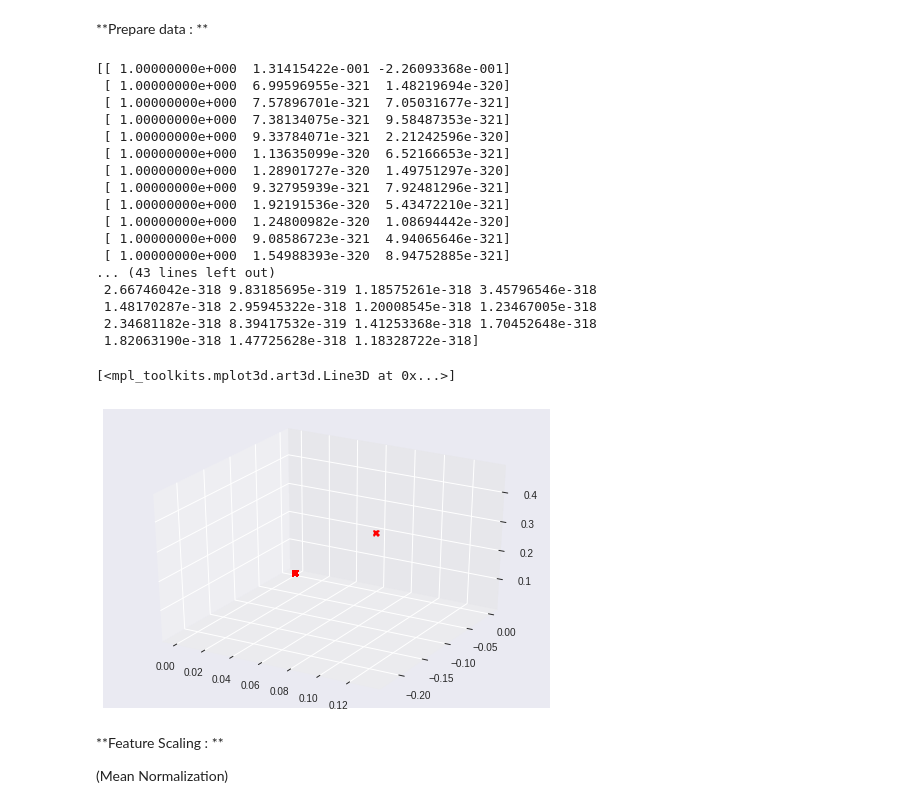
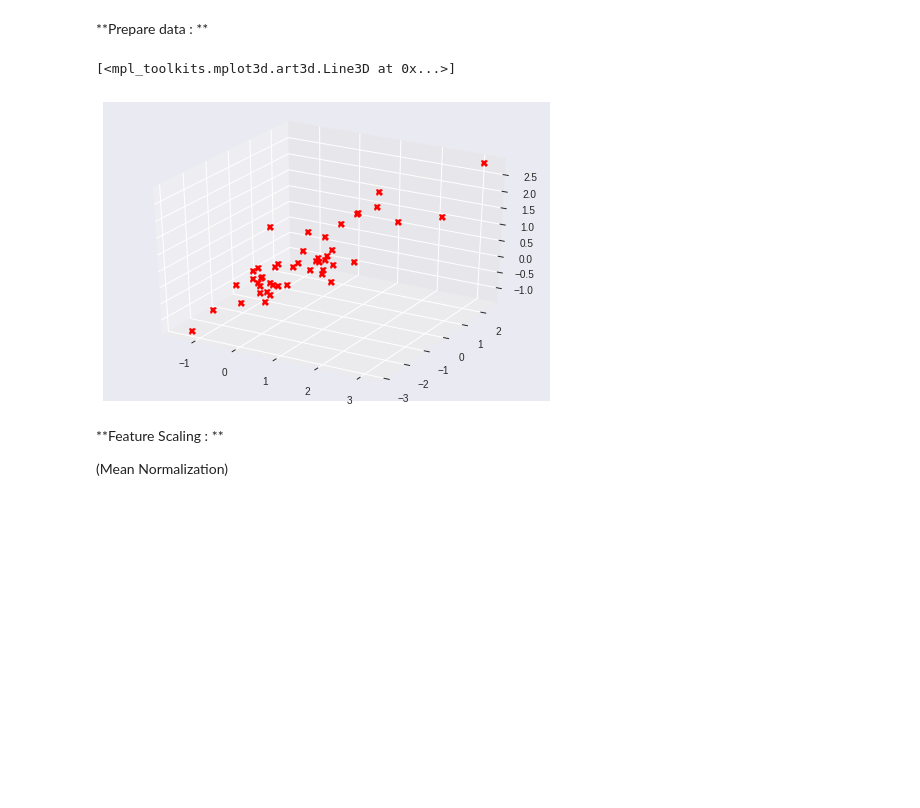
Before and after one commit to abhinavnreddy/ML, a Jupyter notebook: Python_Notebooks/MultiVariateLinearRegression.ipynb, the cells around one changed output. Drawn from its saved outputs; the diff is of its cells as text; code cells hidden in the pictures; blank space fills up the shorter version.

```diff
--- a/Python_Notebooks/MultiVariateLinearRegression.ipynb
+++ b/Python_Notebooks/MultiVariateLinearRegression.ipynb
@@ -27,48 +27,34 @@ from matplotlib import cm
 **Prepare data : **
 # %%
 def fs(data):
-  for i in range(0,m):
-    for j in range(0,3):
-      datafs[i,j] = (data[i,j]-np.mean(data[:,j]))/np.std(data[:,j])
-    return datafs
+  for j in range(0,3):
+    mean = np.mean(data[:,j])
+    std = np.std(data[:,j])
+    for i in range(0,m):
+      datafs[i,j] = (data[i,j]-mean)/std
+  return datafs
 # %%
 data = pd.read_csv("drive/My Drive/ColabNo/ex1data2.txt",header=None)
 data = data.values
 m = len(data)
 datafs = np.ndarray((m,3))
 dat = fs(data)
 
 x = np.concatenate((np.ones((m,1)),dat[:,0:2]),axis=1)
 y = dat[:,2]
-print(x)
-print(y)
-theta = np.array([[0],[0],[0]])
-a = 0.5
+x = np.around(x,decimals=4)
+np.around(y,decimals=4)
+theta = np.zeros((3,1)) #np.array([[0.],[0.],[0.]],dtype=np.float)
+a = 0.01
 iterations = 400
+jh = np.zeros((iterations,1))
 
 fig = plt.figure()
 ax = fig.gca(projection = '3d')
 ax.plot(x[:,1],x[:,2],y,'rX')
 # %% [output]
-[[ 1.00000000e+000  1.31415422e-001 -2.26093368e-001]
- [ 1.00000000e+000  6.99596955e-321  1.48219694e-320]
- [ 1.00000000e+000  7.57896701e-321  7.05031677e-321]
- [ 1.00000000e+000  7.38134075e-321  9.58487353e-321]
- [ 1.00000000e+000  9.33784071e-321  2.21242596e-320]
- [ 1.00000000e+000  1.13635099e-320  6.52166653e-321]
- [ 1.00000000e+000  1.28901727e-320  1.49751297e-320]
- [ 1.00000000e+000  9.32795939e-321  7.92481296e-321]
- [ 1.00000000e+000  1.92191536e-320  5.43472210e-321]
- [ 1.00000000e+000  1.24800982e-320  1.08694442e-320]
- [ 1.00000000e+000  9.08586723e-321  4.94065646e-321]
- [ 1.00000000e+000  1.54988393e-320  8.94752885e-321]
-... (43 lines left out)
- 2.66746042e-318 9.83185695e-319 1.18575261e-318 3.45796546e-318
- 1.48170287e-318 2.95945322e-318 1.20008545e-318 1.23467005e-318
- 2.34681182e-318 8.39417532e-319 1.41253368e-318 1.70452648e-318
- 1.82063190e-318 1.47725628e-318 1.18328722e-318]
+[<mpl_toolkits.mplot3d.art3d.Line3D at 0x...>]
-[<mpl_toolkits.mplot3d.art3d.Line3D at 0x...>]
-[figure, old version]
+[figure, new version]
 # %% [markdown]
 **Feature Scaling : **
 
```
Also changed, not shown: parts of 6 cells of this notebook.
